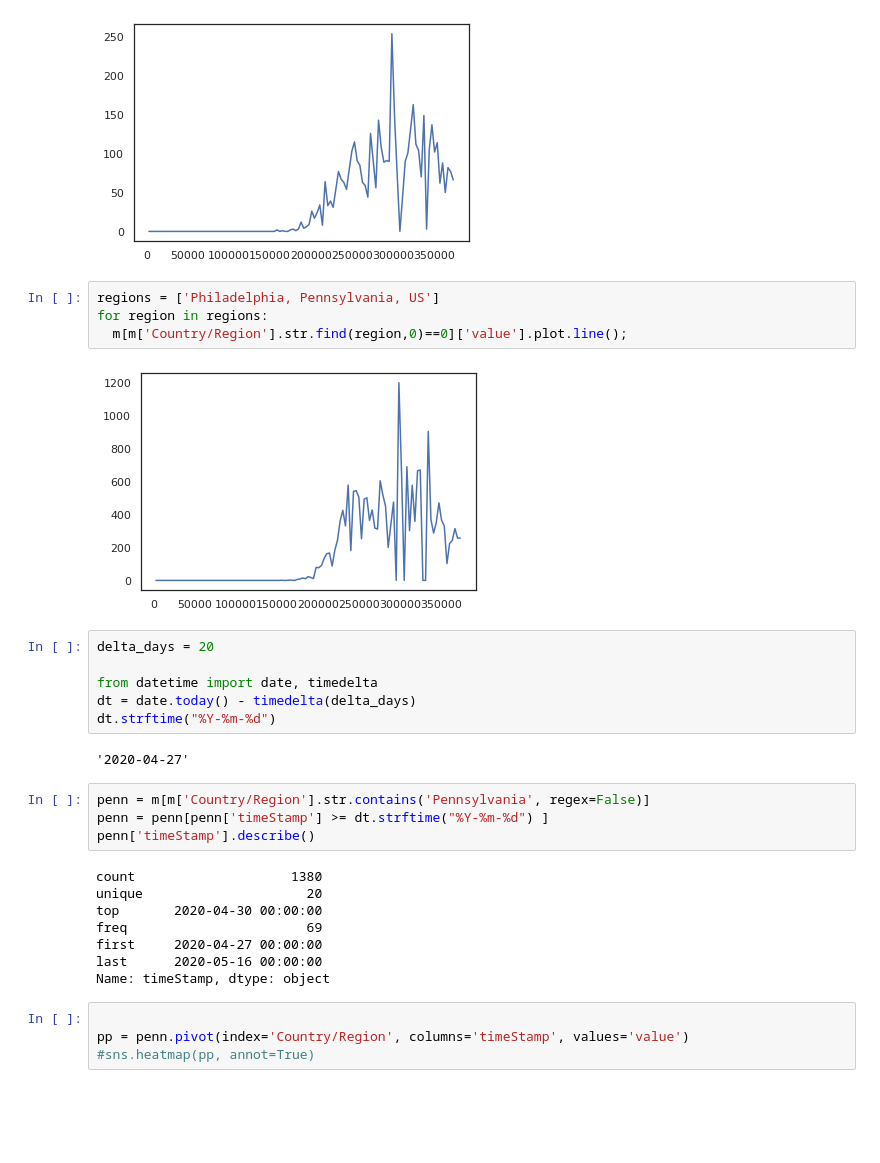
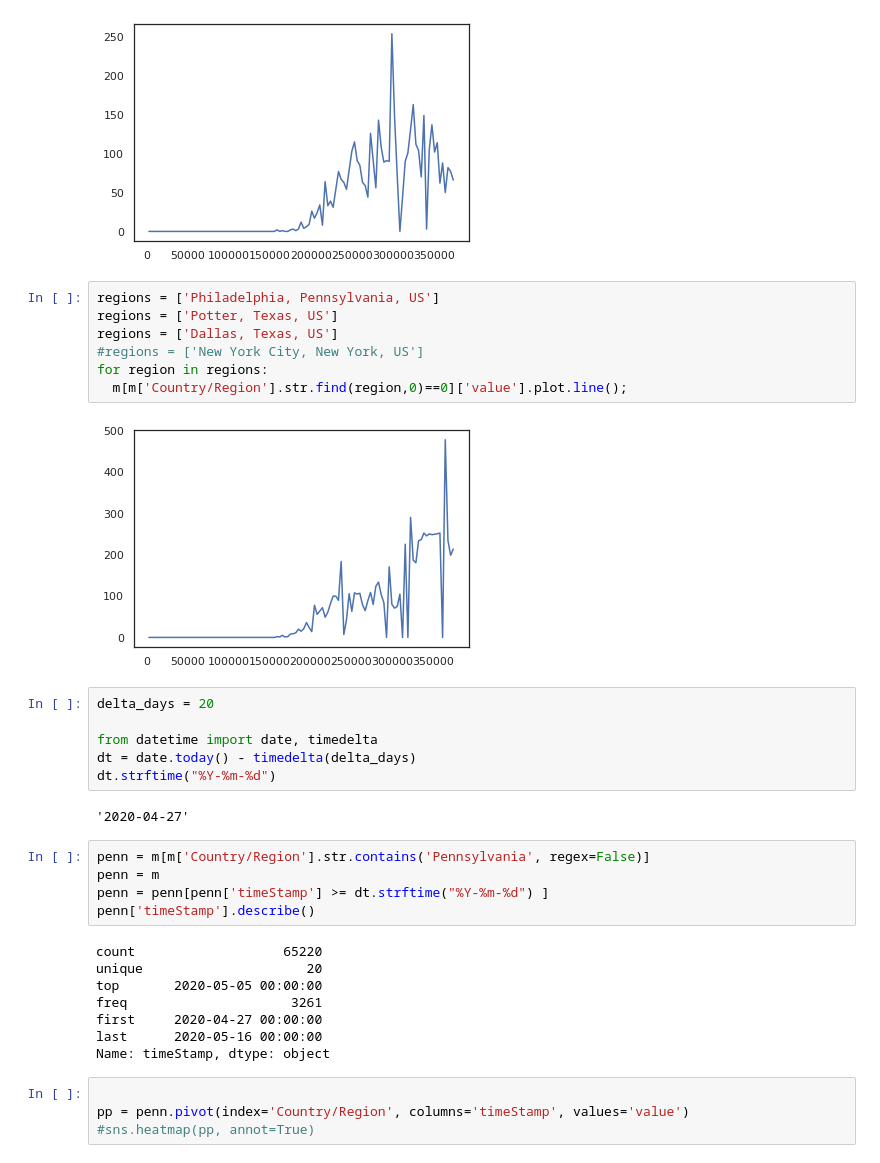
Before and after one commit to mchirico/COVID-19, a Jupyter notebook: COVID_19.ipynb, the cells around one changed output. Drawn from its saved outputs; the diff is of its cells as text; blank space fills up the shorter version.

```diff
--- a/COVID_19.ipynb
+++ b/COVID_19.ipynb
@@ -163,10 +163,13 @@ for region in regions:
 [figure]
 # %%
 regions = ['Philadelphia, Pennsylvania, US']
+regions = ['Potter, Texas, US']
+regions = ['Dallas, Texas, US']
+#regions = ['New York City, New York, US']
 for region in regions:
   m[m['Country/Region'].str.find(region,0)==0]['value'].plot.line();
 # %% [output]
-[figure, old version]
+[figure, new version]
 # %%
 delta_days = 20
 
@@ -177,13 +180,14 @@ dt.strftime("%Y-%m-%d")
 '2020-04-27'
 # %%
 penn = m[m['Country/Region'].str.contains('Pennsylvania', regex=False)]
+penn = m
 penn = penn[penn['timeStamp'] >= dt.strftime("%Y-%m-%d") ]
 penn['timeStamp'].describe()
 # %% [output]
-count                    1380
+count                   65220
 unique                     20
-top       2020-04-30 00:00:00
-freq                       69
+top       2020-05-05 00:00:00
+freq                     3261
 first     2020-04-27 00:00:00
 last      2020-05-16 00:00:00
 Name: timeStamp, dtype: object
```
Also changed, not shown: parts of 8 cells of this notebook.
